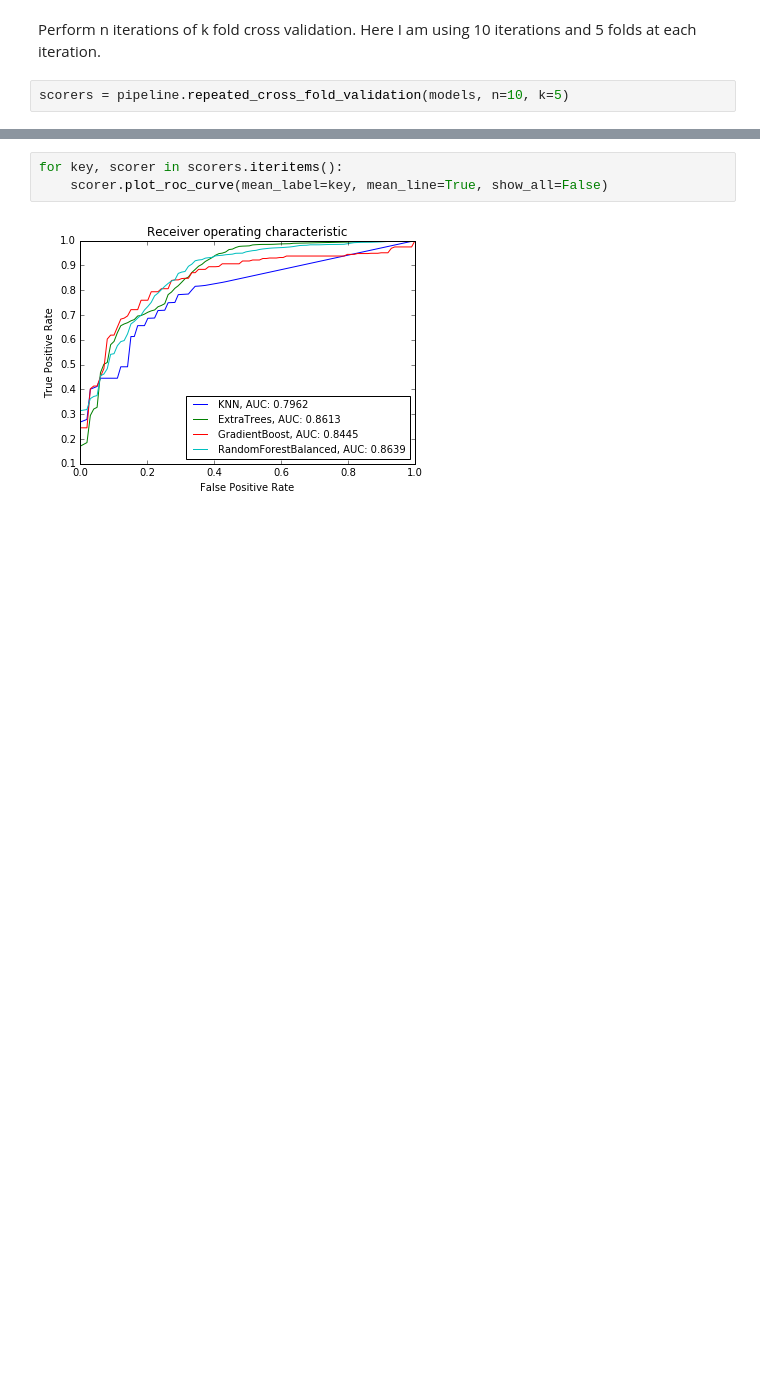
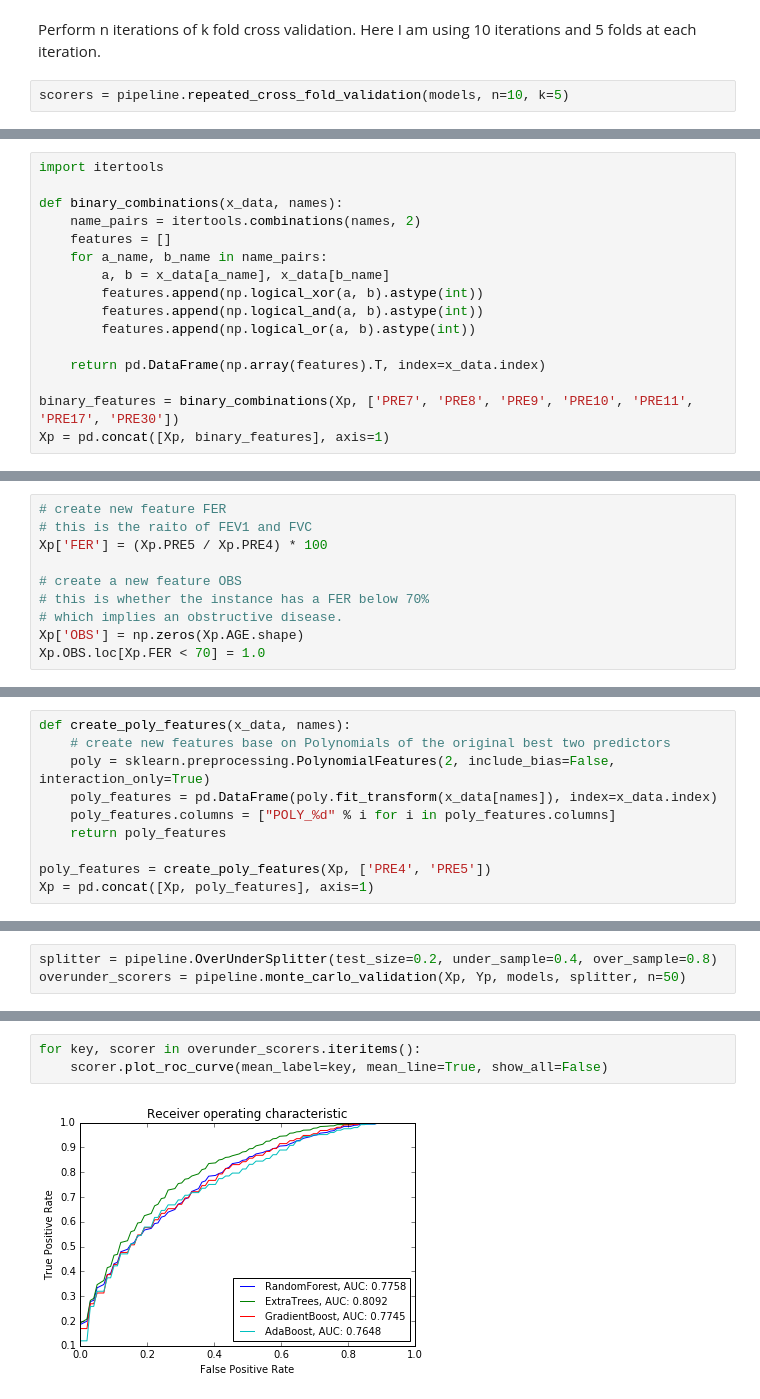
Before and after one commit to samueljackson92/SEM6420-machine-learning, a Jupyter notebook: src/Analysis.ipynb, the cells around one changed output, grey strips where cells are left out. Cells and saved outputs as stored; diff of their text form; blank space fills up the shorter version.

```diff
--- a/src/Analysis.ipynb
+++ b/src/Analysis.ipynb
@@ -190,0 +330,16 @@ Plot the resulting ROC curves. This is a averaged result of all n iterations and
+# %%
+import itertools
+
+def binary_combinations(x_data, names):
+    name_pairs = itertools.combinations(names, 2)
+    features = []
+    for a_name, b_name in name_pairs:
+        a, b = x_data[a_name], x_data[b_name]
+        features.append(np.logical_xor(a, b).astype(int))
+        features.append(np.logical_and(a, b).astype(int))
+        features.append(np.logical_or(a, b).astype(int))
+
+    return pd.DataFrame(np.array(features).T, index=x_data.index)
+
+binary_features = binary_combinations(Xp, ['PRE7', 'PRE8', 'PRE9', 'PRE10', 'PRE11', 'PRE17', 'PRE30'])
+Xp = pd.concat([Xp, binary_features], axis=1)
@@ -190,0 +348,10 @@ Plot the resulting ROC curves. This is a averaged result of all n iterations and
+# %%
+# create new feature FER
+# this is the raito of FEV1 and FVC
+Xp['FER'] = (Xp.PRE5 / Xp.PRE4) * 100
+
+# create a new feature OBS
+# this is whether the instance has a FER below 70%
+# which implies an obstructive disease.
+Xp['OBS'] = np.zeros(Xp.AGE.shape)
+Xp.OBS.loc[Xp.FER < 70] = 1.0
@@ -190,0 +360,10 @@ Plot the resulting ROC curves. This is a averaged result of all n iterations and
+# %%
+def create_poly_features(x_data, names):
+    # create new features base on Polynomials of the original best two predictors
+    poly = sklearn.preprocessing.PolynomialFeatures(2, include_bias=False, interaction_only=True)
+    poly_features = pd.DataFrame(poly.fit_transform(x_data[names]), index=x_data.index)
+    poly_features.columns = ["POLY_%d" % i for i in poly_features.columns]
+    return poly_features
+
+poly_features = create_poly_features(Xp, ['PRE4', 'PRE5'])
+Xp = pd.concat([Xp, poly_features], axis=1)
@@ -190,0 +376,3 @@ Plot the resulting ROC curves. This is a averaged result of all n iterations and
+# %%
+splitter = pipeline.OverUnderSplitter(test_size=0.2, under_sample=0.4, over_sample=0.8)
+overunder_scorers = pipeline.monte_carlo_validation(Xp, Yp, models, splitter, n=50)
@@ -191,5 +397,5 @@ Plot the resulting ROC curves. This is a averaged result of all n iterations and
 # %%
-for key, scorer in scorers.iteritems():
+for key, scorer in overunder_scorers.iteritems():
     scorer.plot_roc_curve(mean_label=key, mean_line=True, show_all=False)
 # %% [output]
-[figure, old version]
+[figure, new version]
```
Also changed, not shown: parts of 51 cells of this notebook, 5 other files.
